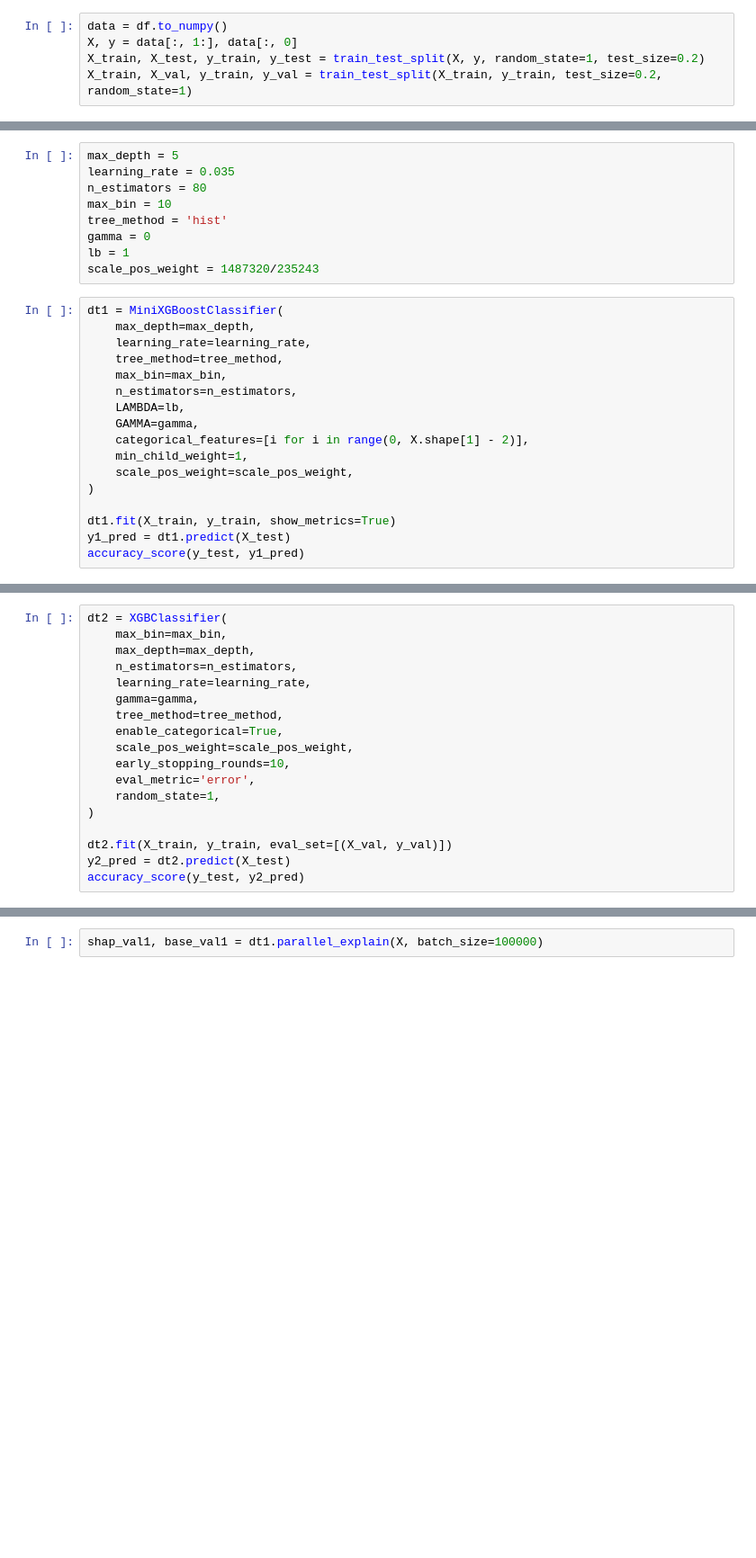
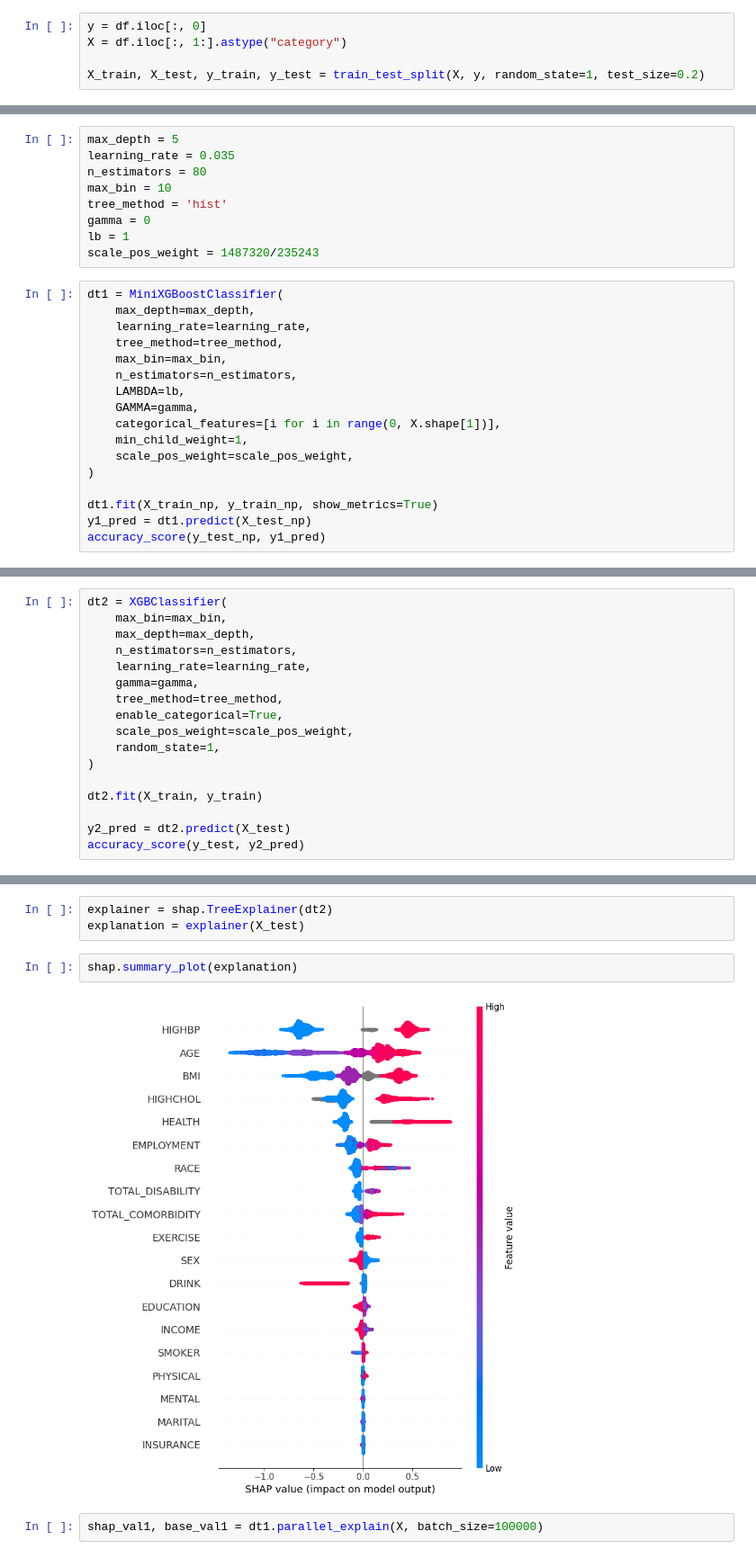
Before and after one commit to starshibrat/xg-shap-experiment, a Jupyter notebook: notebook/book1.ipynb, the cells around one changed output, grey strips where cells are left out. Shown at 90% size. Saved outputs shown, nothing was run; the diff lists cells and outputs as text; blank space fills up the shorter version.

Commit message:
feat: categorical handling only xgboost probably the most correct implementation yet still need to test later, I wanna rest

```diff
--- a/notebook/book1.ipynb
+++ b/notebook/book1.ipynb
@@ -67,5 +82,5 @@ shape: (1, 20)
 # %%
-data = df.to_numpy()
-X, y = data[:, 1:], data[:, 0]
+y = df.iloc[:, 0]
+X = df.iloc[:, 1:].astype("category")
+
 X_train, X_test, y_train, y_test = train_test_split(X, y, random_state=1, test_size=0.2)
-X_train, X_val, y_train, y_val = train_test_split(X_train, y_train, test_size=0.2, random_state=1)
@@ -92,14 +115,14 @@ dt1 = MiniXGBoostClassifier(
     n_estimators=n_estimators,
     LAMBDA=lb,
     GAMMA=gamma,
-    categorical_features=[i for i in range(0, X.shape[1] - 2)],
+    categorical_features=[i for i in range(0, X.shape[1])],
     min_child_weight=1,
     scale_pos_weight=scale_pos_weight,
 )
 
-dt1.fit(X_train, y_train, show_metrics=True)
-y1_pred = dt1.predict(X_test)
-accuracy_score(y_test, y1_pred)
+dt1.fit(X_train_np, y_train_np, show_metrics=True)
+y1_pred = dt1.predict(X_test_np)
+accuracy_score(y_test_np, y1_pred)
 # %% [output]
 Iteration: 1 | loss = 0.693
 Iteration: 2 | loss = 0.687
@@ -139,12 +162,11 @@ dt2 = XGBClassifier(
     tree_method=tree_method,
     enable_categorical=True,
     scale_pos_weight=scale_pos_weight,
-    early_stopping_rounds=10,
-    eval_metric='error',
     random_state=1,
 )
 
-dt2.fit(X_train, y_train, eval_set=[(X_val, y_val)])
+dt2.fit(X_train, y_train)
+
 y2_pred = dt2.predict(X_test)
 accuracy_score(y_test, y2_pred)
 # %% [output]
@@ -176,3 +183,10 @@ dt2.best_score
+# %%
+explainer = shap.TreeExplainer(dt2)
+explanation = explainer(X_test)
+# %%
+shap.summary_plot(explanation)
+# %% [output]
+[figure, added]
 # %%
 shap_val1, base_val1 = dt1.parallel_explain(X, batch_size=100000)
 # %% [output]
```
Also changed, not shown: parts of 19 cells of this notebook, 4 other files.
